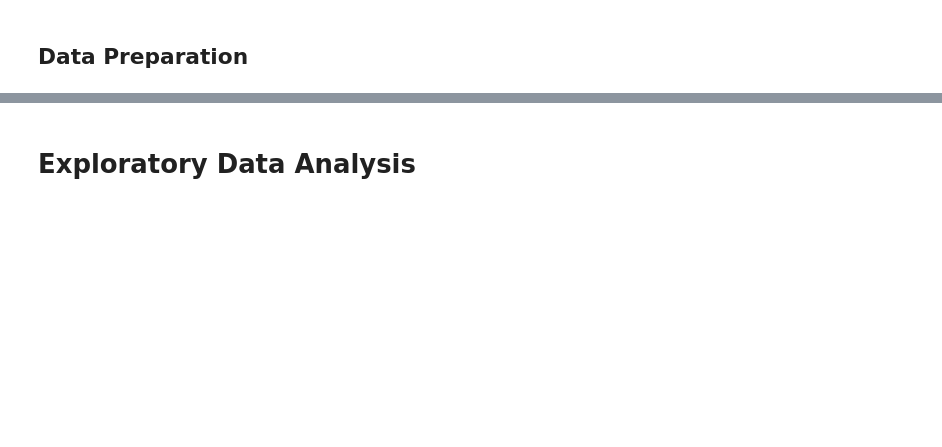
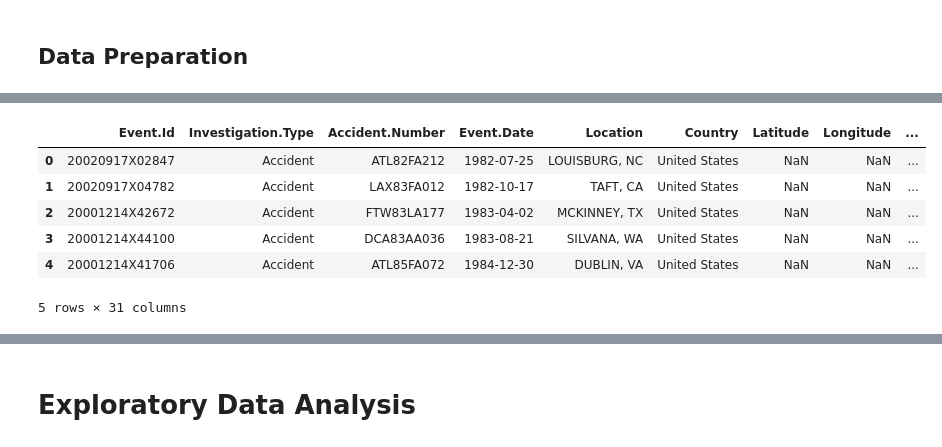
Before and after one commit to morgannash1/phase1_project, a Jupyter notebook: notebook.ipynb, the cells around one changed output, grey strips where cells are left out. Cells and saved outputs as stored; diff of their text form; code cells hidden in the pictures; blank space fills up the shorter version.

```diff
--- a/notebook.ipynb
+++ b/notebook.ipynb
@@ -6,0 +106,13 @@
+# %%
+#reset the index
+skydiving.reset_index(drop= True, inplace=True)
+# %%
+skydiving.head()
+# %% [output]
+|  | Event.Id | Investigation.Type | Accident.Number | Event.Date | Location | Country | Latitude | Longitude | ... |
+| 0 | 20020917X02847 | Accident | ATL82FA212 | 1982-07-25 | LOUISBURG, NC | United States | NaN | NaN | ... |
+| 1 | 20020917X04782 | Accident | LAX83FA012 | 1982-10-17 | TAFT, CA | United States | NaN | NaN | ... |
+| 2 | 20001214X42672 | Accident | FTW83LA177 | 1983-04-02 | MCKINNEY, TX | United States | NaN | NaN | ... |
+| 3 | 20001214X44100 | Accident | DCA83AA036 | 1983-08-21 | SILVANA, WA | United States | NaN | NaN | ... |
+| 4 | 20001214X41706 | Accident | ATL85FA072 | 1984-12-30 | DUBLIN, VA | United States | NaN | NaN | ... |
+5 rows × 31 columns
```
Also changed, not shown: parts of 40 cells of this notebook.
